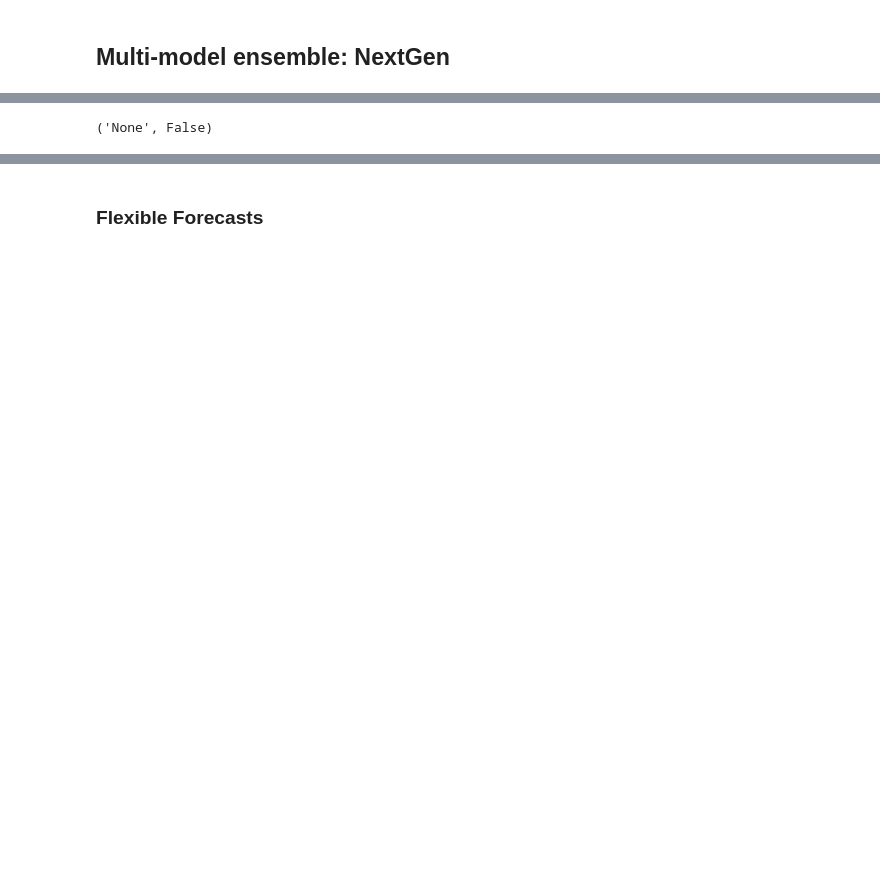
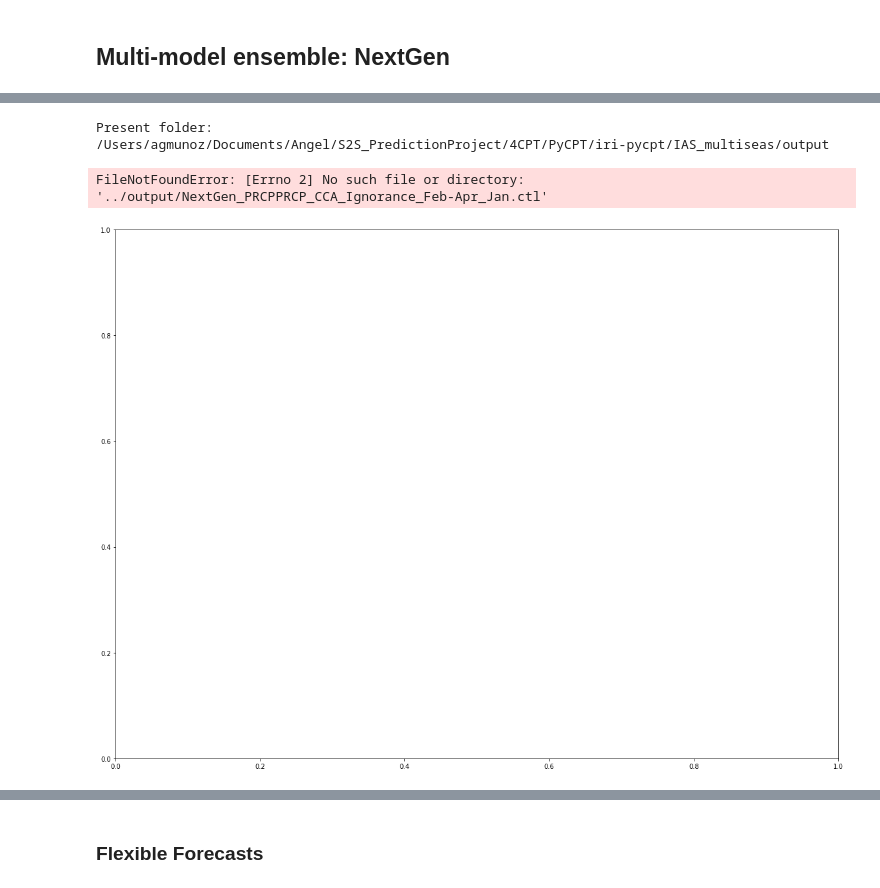
Before and after one commit to ssilje/iri-pycpt, a Jupyter notebook: PyCPT_seav1.7_multiseason.ipynb, the cells around one changed output, grey strips where cells are left out. Cells and saved outputs as stored; diff of their text form; code cells hidden in the pictures; blank space fills up the shorter version.

```diff
--- a/PyCPT_seav1.7_multiseason.ipynb
+++ b/PyCPT_seav1.7_multiseason.ipynb
@@ -367,27 +388,28 @@ print('\033[1mPROCESS COMPLETED \033[0;0m')
-# %%
-MOS,station
-# %% [output]
-('None', False)
 # %%
 #####Choose metrics (options are: 'Pearson','Spearman','2AFC','RocAbove','RocBelow','Ignorance','RPSS','GROC'):
 met=('Ignorance','RPSS','GROC')
 monss=['Feb-Apr','Mar-May','Apr-Jun','May-Jul']   #Needs to be any of the seasons computed.
 #monss=['Mar-May']
-modelo=['NextGen']
+
+#Select models for skill assessment comparison --typically, NextGen is the first one.
 models=['NextGen','CanSIPSv2', 'COLA-RSMAS-CCSM4', 'GFDL-CM2p5-FLOR-A06', 'GFDL-CM2p5-FLOR-B01', 'NASA-GEOSS2S', 'NCEP-CFSv2']
 
 print("Present folder:")
 %cd $workdir/output
 
 # Skill scores loop
 plt.rcParams.update({'font.size': 10})
 for ime in met:
     pltmap(models,PREDICTAND,ime,wlo2,elo2,sla2,nla2,fprefix,mpref,tgts,mons,monss)
-
     print('')
     print("\033[1m"+ime+"\033[0;0m")
     plt.show()
     print('')
+# %% [output]
+Present folder:
+/Users/agmunoz/Documents/Angel/S2S_PredictionProject/4CPT/PyCPT/iri-pycpt/IAS_multiseas/output
+FileNotFoundError: [Errno 2] No such file or directory: '../output/NextGen_PRCPPRCP_CCA_Ignorance_Feb-Apr_Jan.ctl'
+[figure, added]
 # %%
 print("Present folder:")
 %cd $workdir/output
```
Also changed, not shown: parts of 9 cells of this notebook, 3 other files.
